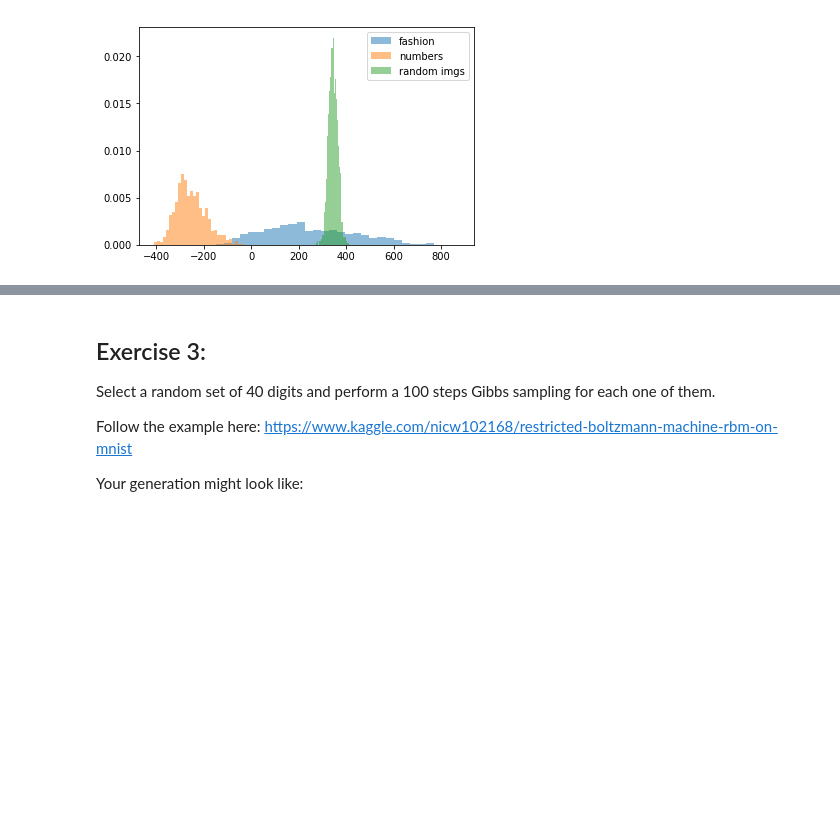
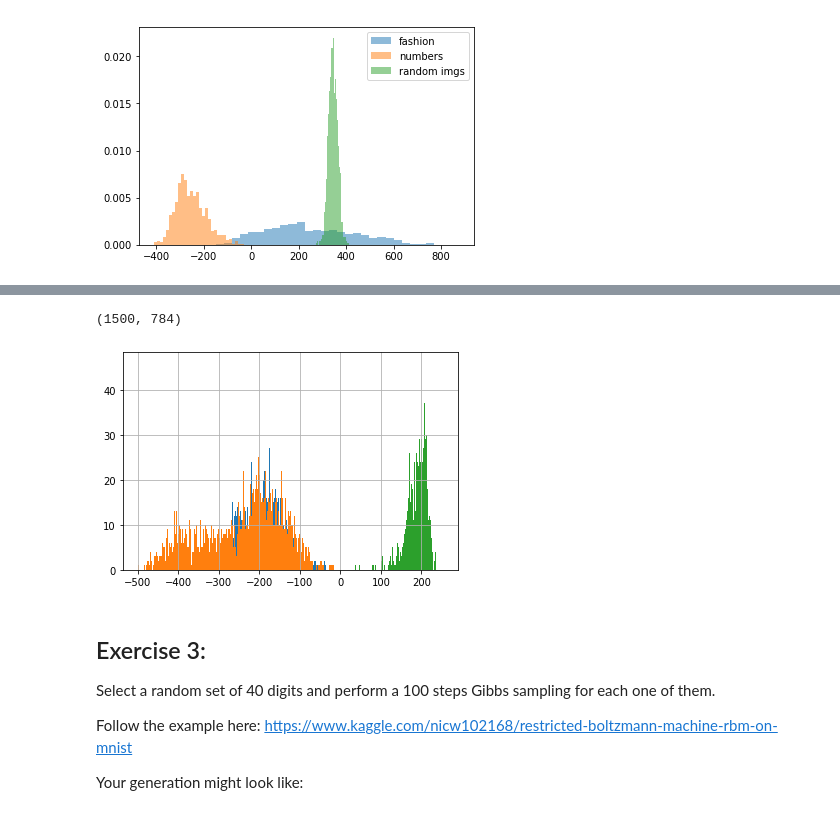
Before and after one commit to yuaquintero/DeepLearning, a Jupyter notebook: U2_11_[TALLER]_Restricted_Boltzman_Machines.ipynb, the cells around one changed output, grey strips where cells are left out. Drawn from its saved outputs; the diff is of its cells as text; code cells hidden in the pictures; blank space fills up the shorter version.

```diff
--- a/U2_11_[TALLER]_Restricted_Boltzman_Machines.ipynb
+++ b/U2_11_[TALLER]_Restricted_Boltzman_Machines.ipynb
@@ -97,3 +107,33 @@ random_imgs = ...
+# %%
+random_imgs = np.random.random(size=(1500,784))
+random_imgs[random_imgs<0.7]=0
+random_imgs.shape
+# %% [output]
+(1500, 784)
+# %%
+def free_energy(v,c,b,W):
+    v = v.reshape(-1, v.shape[-1])
+    return - v.dot(c)- np.logaddexp(0, v.dot(W.T) + b).sum(axis=1)
+# %%
+rbm.fit(numbers_X);
+c, b, W = rbm.intercept_visible_, rbm.intercept_hidden_, rbm.components_
+energyNumbers=free_energy(numbers_X,c,b,W)
+# %%
+rbm.fit(fashion_X);
+c, b, W = rbm.intercept_visible_, rbm.intercept_hidden_, rbm.components_
+energyFashion=free_energy(fashion_X,c,b,W)
+# %%
+rbm.fit(random_imgs);
+c, b, W = rbm.intercept_visible_, rbm.intercept_hidden_, rbm.components_
+energyRandom=free_energy(random_imgs,c,b,W)
+# %%
+plt.hist(energyNumbers.flatten(),bins=200)
+plt.hist(energyFashion.flatten(),bins=200);
+plt.hist(energyRandom.flatten(),bins=200);
+plt.grid()
+plt.show()
+# %% [output]
+[figure, added]
 # %%
 plt.hist(...);
 plt.hist(...);
```
Also changed, not shown: parts of 23 cells of this notebook.
